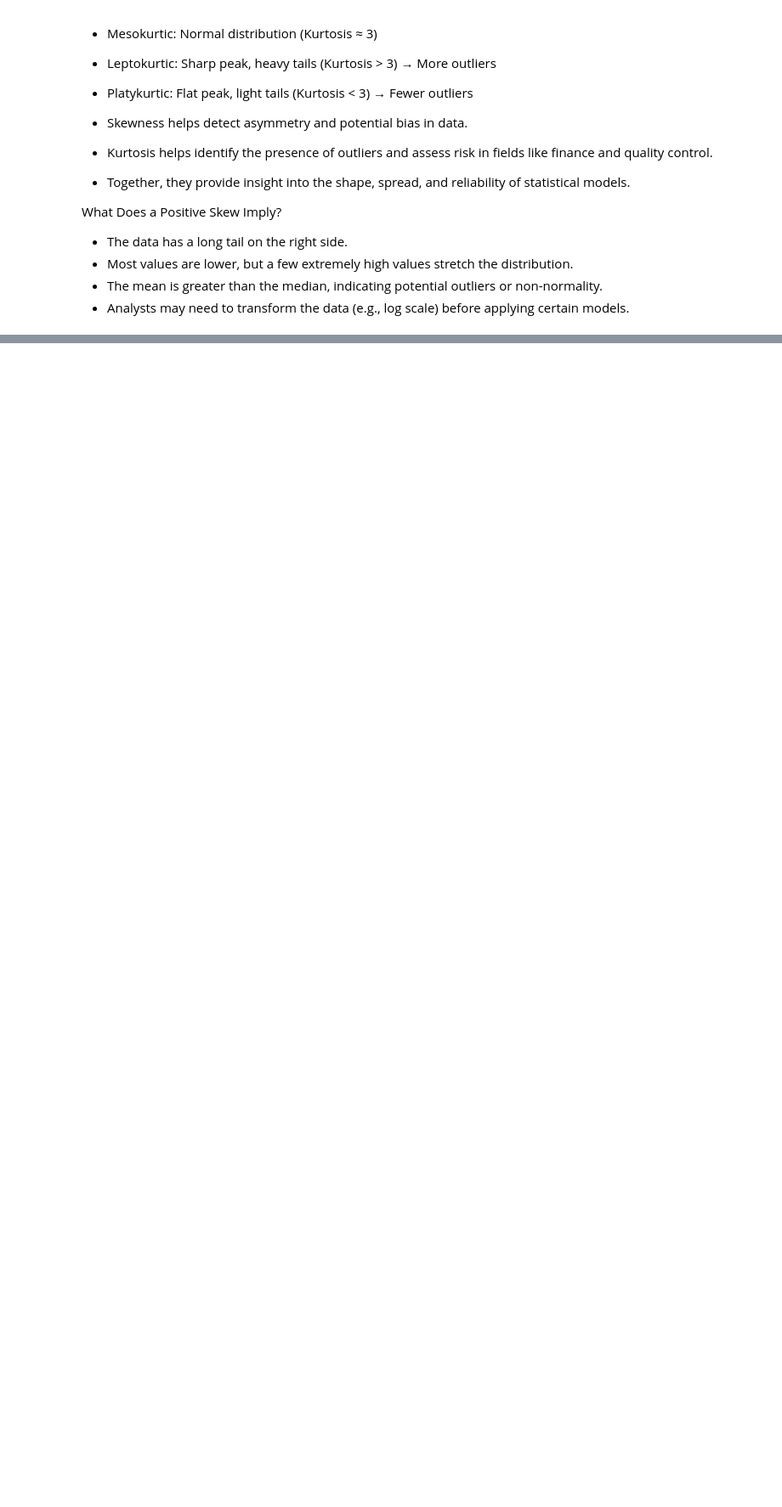
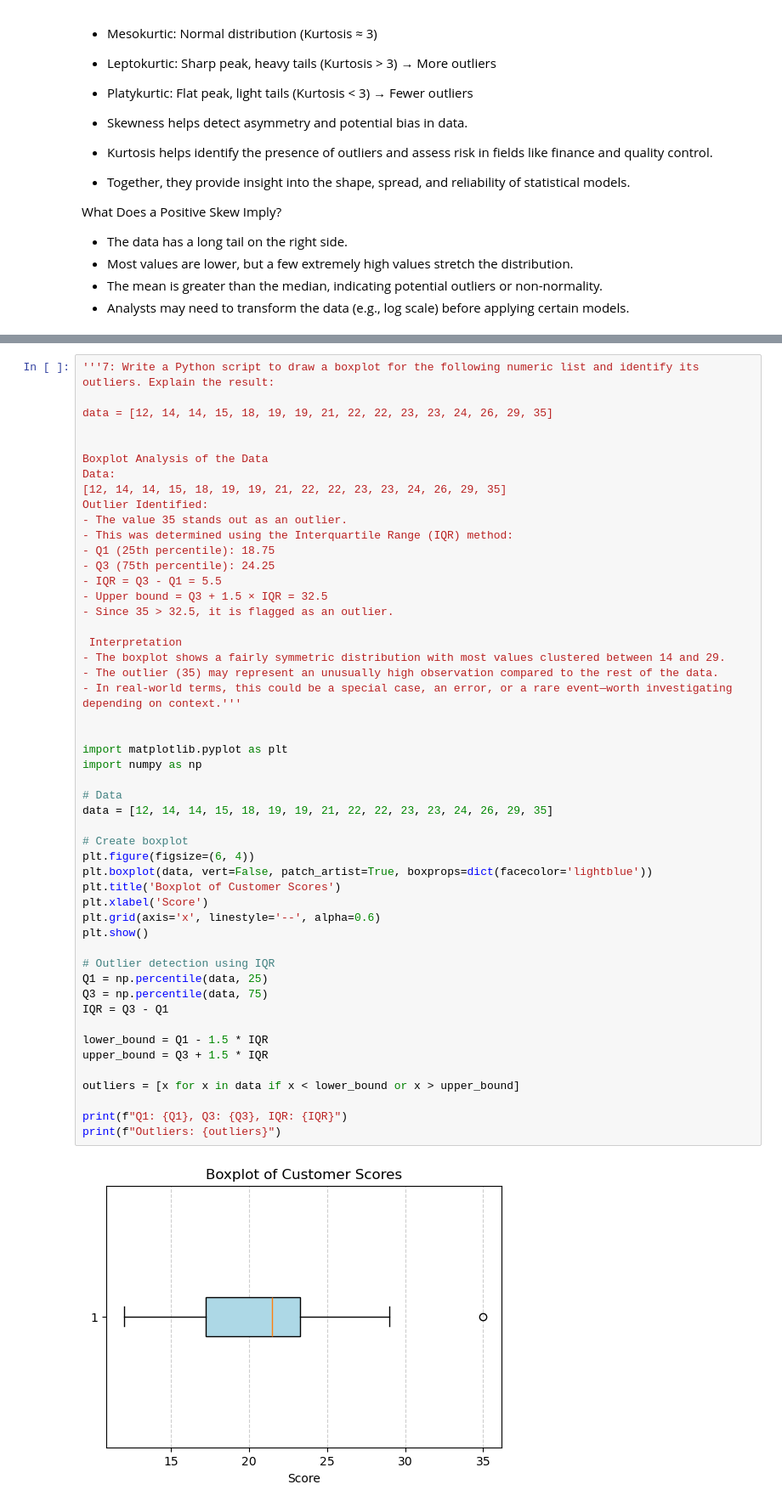
Before and after one commit to Harshita-Rashmi/statistics-assignment, a Jupyter notebook: statistics.ipynb, the cells around one changed output, grey strips where cells are left out. Shown at 85% size. Saved outputs shown, nothing was run; the diff lists cells and outputs as text; blank space fills up the shorter version.

```diff
--- a/statistics.ipynb
+++ b/statistics.ipynb
@@ -236,0 +173,52 @@ These tools help assess whether customers are generally satisfied and whether th
+# %%
+'''7: Write a Python script to draw a boxplot for the following numeric list and identify its outliers. Explain the result:
+
+data = [12, 14, 14, 15, 18, 19, 19, 21, 22, 22, 23, 23, 24, 26, 29, 35]
+
+
+Boxplot Analysis of the Data
+Data:
+[12, 14, 14, 15, 18, 19, 19, 21, 22, 22, 23, 23, 24, 26, 29, 35]
+Outlier Identified:
+- The value 35 stands out as an outlier.
+- This was determined using the Interquartile Range (IQR) method:
+- Q1 (25th percentile): 18.75
+- Q3 (75th percentile): 24.25
+- IQR = Q3 - Q1 = 5.5
+- Upper bound = Q3 + 1.5 × IQR = 32.5
+- Since 35 > 32.5, it is flagged as an outlier.
+
+ Interpretation
+- The boxplot shows a fairly symmetric distribution with most values clustered between 14 and 29.
+- The outlier (35) may represent an unusually high observation compared to the rest of the data.
+- In real-world terms, this could be a special case, an error, or a rare event—worth investigating depending on context.'''
+
+
+import matplotlib.pyplot as plt
+import numpy as np
+
+# Data
+data = [12, 14, 14, 15, 18, 19, 19, 21, 22, 22, 23, 23, 24, 26, 29, 35]
+
+# Create boxplot
+plt.figure(figsize=(6, 4))
+plt.boxplot(data, vert=False, patch_artist=True, boxprops=dict(facecolor='lightblue'))
+plt.title('Boxplot of Customer Scores')
+plt.xlabel('Score')
+plt.grid(axis='x', linestyle='--', alpha=0.6)
+plt.show()
+
+# Outlier detection using IQR
+Q1 = np.percentile(data, 25)
+Q3 = np.percentile(data, 75)
+IQR = Q3 - Q1
+
+lower_bound = Q1 - 1.5 * IQR
+upper_bound = Q3 + 1.5 * IQR
+
+outliers = [x for x in data if x < lower_bound or x > upper_bound]
+
+print(f"Q1: {Q1}, Q3: {Q3}, IQR: {IQR}")
+print(f"Outliers: {outliers}")
+# %% [output]
+[figure, added]
```
Also changed, not shown: parts of 10 cells of this notebook.
